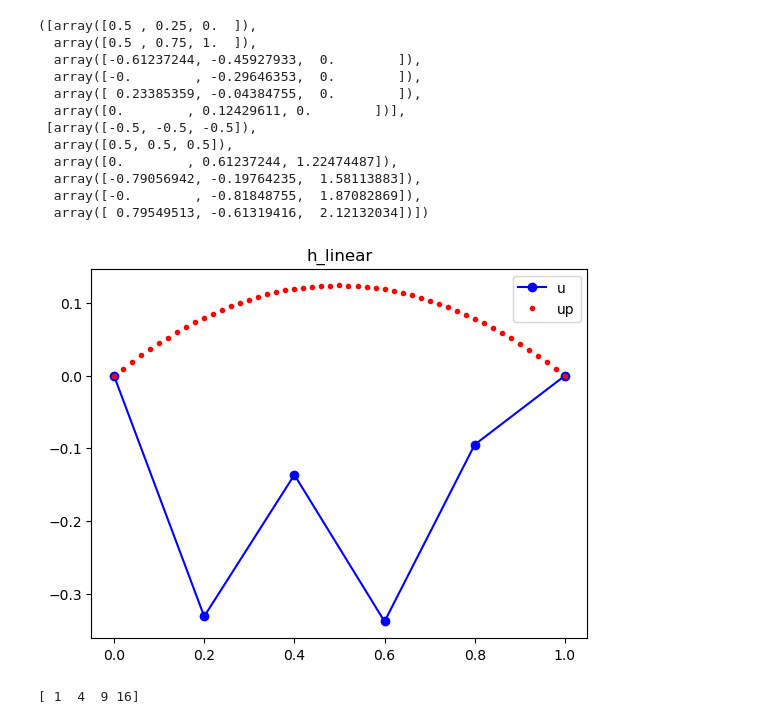
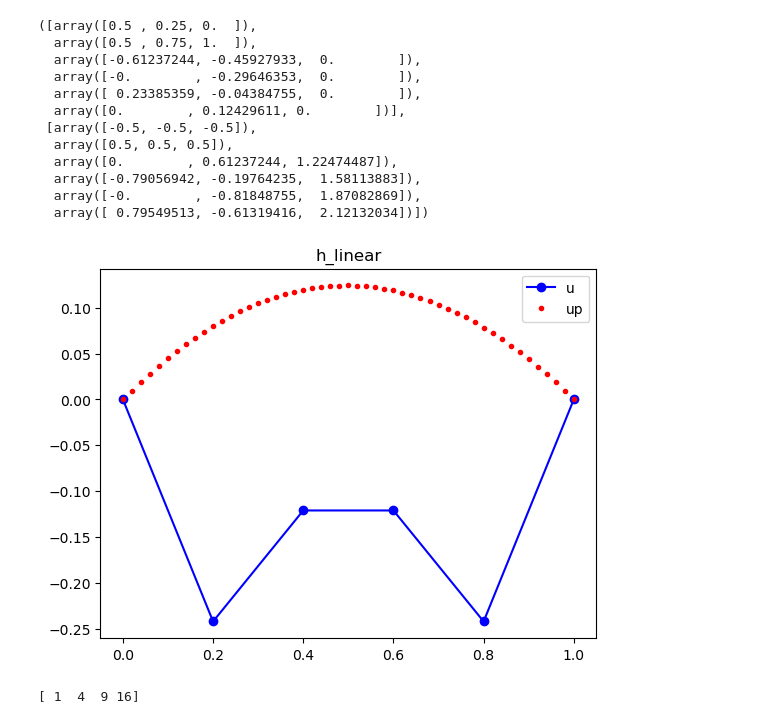
Before and after one commit to Xiaosen9807/FEM, a Jupyter notebook: Question1.ipynb, the cells around one changed output. Cells and saved outputs as stored; diff of their text form; code cells hidden in the pictures.

```diff
--- a/Question1.ipynb
+++ b/Question1.ipynb
@@ -425,8 +425,8 @@ def fem1d_linear(f, d2f, s=5, p=5):
         #     dphi.append(np.array([1/2, 1/2, 1/2]))
         for e in range(0, n):
 
-            xl = x[e]
-            xr = x[e+1]
+            xl = x[0]
+            xr = x[-1]
     #
     #  Consider quadrature point Q: (0, 1, 2 ) in element E.
     #
@@ -437,7 +437,9 @@ def fem1d_linear(f, d2f, s=5, p=5):
                 #
                 # xq = xl + xg[q] * (xr - xl)
                 # wq = wg[q] * (xr - xl)
-                xq = xl + (xg[q] + 1.0) * (xr - xl) / 2.0
+                # xq = xl + (xg[q] + 1.0) * (xr - xl) / 2.0
+                # wq = wg[q] * (xr - xl) / 2.0
+                xq = ((1.0 - xg[q]) * xl + (1.0 + xg[q]) * xr) / 2.0
                 wq = wg[q] * (xr - xl) / 2.0
     #
     #  Consider the I-th test function PHI(I,X) and its derivative PHI'(I,X).
@@ -531,35 +533,35 @@ def fem1d_linear(f, d2f, s=5, p=5):
     plt.plot(x, u, 'bo-', label='u')
     plt.plot(xp, up, 'r.', label='up')
     plt.title('h_linear')
     plt.legend()
     plt.show()
     # print(xp)
 
     return err, u, up
 
 
 def exact_fn(x, a=0.5, xb=0.2):
 
     value = (1 - x) * (np.arctan(a * (x - xb)) + np.arctan(a*xb))
     # value = x * ( 1 - x ) * np.exp ( x )
     return value
 
 
 def rhs_fn(x, a=0.5, xb=0.2):  # PDE
 
     B = x-xb
     value = -2*(a+a**3*B*(B-x+1))/(a**2*B**2+1)**2
     # value = -x * ( x + 3 ) * np.exp ( x )
     return value
 
 
 a = 0.5
 xb = 0.2
 # err, u, up = fem1d_linear(exact_fn, rhs_fn, 6)
 err, u, up = fem1d_linear(exact_fn, rhs_fn, p=5)
-#print(err)
+# print(err)
 # %% [output]
-[figure, old version]
+[figure, new version]
 # %%
 x = np.array([1, 2, 3, 4])
 
```
Also changed, not shown: parts of 2 cells of this notebook, 2 other files.
